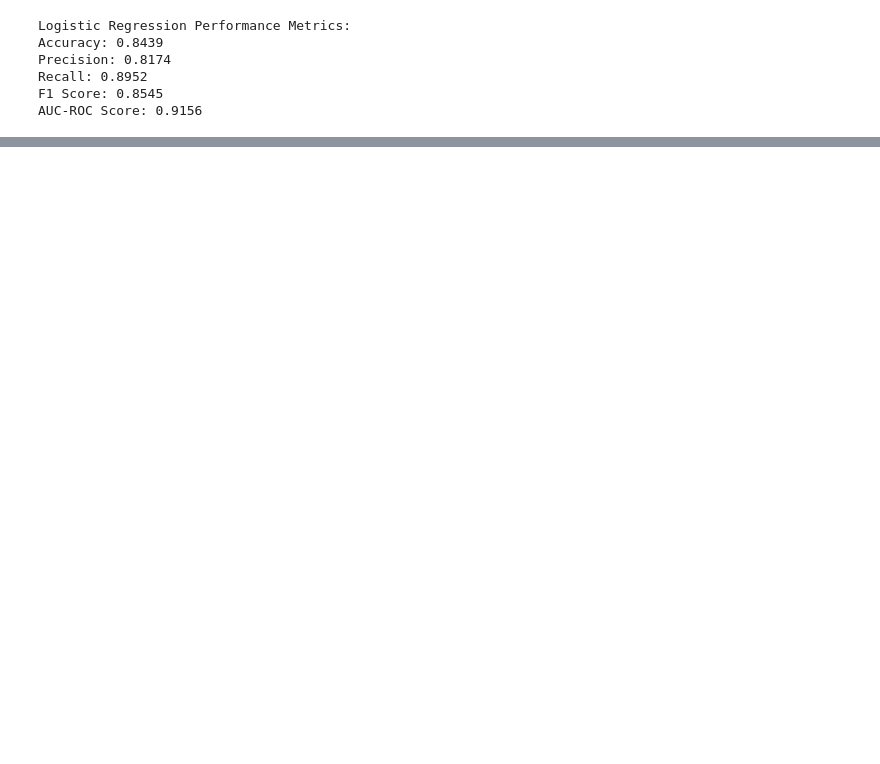
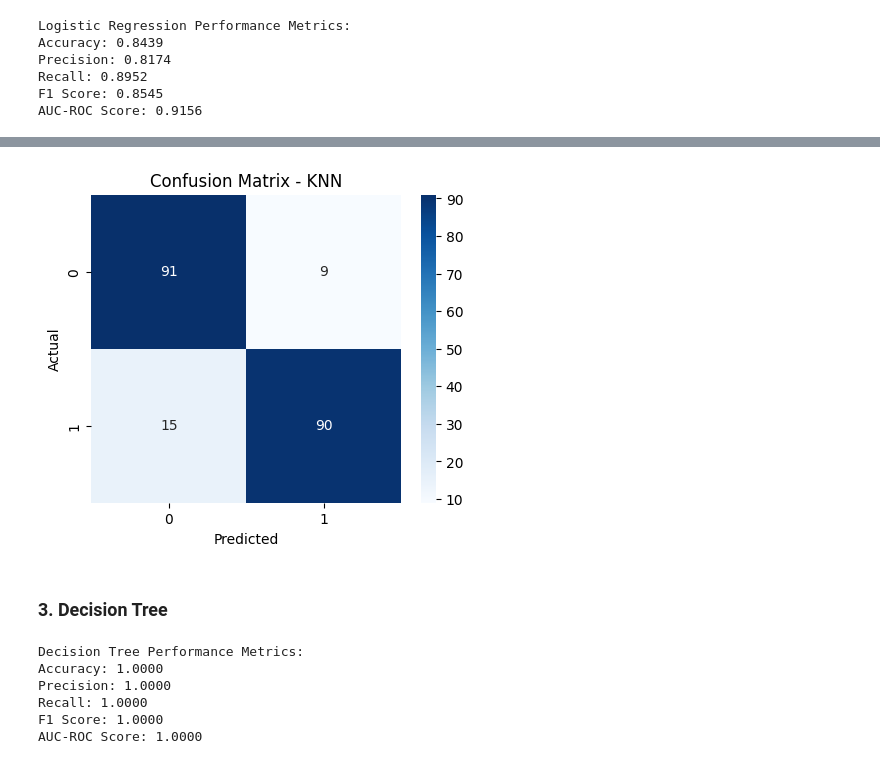
Before and after one commit to ParthGadekar0631/Heart_Disease_Prediction, a Jupyter notebook: Heart_Disease_Prediction.ipynb, the cells around one changed output, grey strips where cells are left out. Drawn from its saved outputs; the diff is of its cells as text; code cells hidden in the pictures; blank space fills up the shorter version.

```diff
--- a/Heart_Disease_Prediction.ipynb
+++ b/Heart_Disease_Prediction.ipynb
@@ -190,0 +201,8 @@ plt.show()
+# %%
+# Intialize and train KNN model
+knn = KNeighborsClassifier()
+knn.fit(X_train_scaled, Y_train)
+
+# Make predictions
+y_pred = knn.predict(X_test_scaled)
+y_pred_prob = knn.predict_proba(X_test_scaled)[:, 1]
@@ -190,0 +231,12 @@ plt.show()
+# %%
+# Printing the Confusion Matrix
+plt.figure(figsize=(5,4))
+sns.heatmap(confusion_matrix(Y_test, y_pred), annot=True, fmt='d', cmap='Blues')
+plt.xlabel("Predicted")
+plt.ylabel("Actual")
+plt.title("Confusion Matrix - KNN")
+plt.show()
+# %% [output]
+[figure, added]
+# %% [markdown]
+### 3. Decision Tree
@@ -190,0 +258,15 @@ plt.show()
+# %%
+# Displaying the result of Model Evalution
+print("Decision Tree Performance Metrics:")
+print(f"Accuracy: {accuracy:.4f}")
+print(f"Precision: {precision:.4f}")
+print(f"Recall: {recall:.4f}")
+print(f"F1 Score: {f1:.4f}")
+print(f"AUC-ROC Score: {roc_auc:.4f}")
+# %% [output]
+Decision Tree Performance Metrics:
+Accuracy: 1.0000
+Precision: 1.0000
+Recall: 1.0000
+F1 Score: 1.0000
+AUC-ROC Score: 1.0000
```
Also changed, not shown: parts of 28 cells of this notebook.
